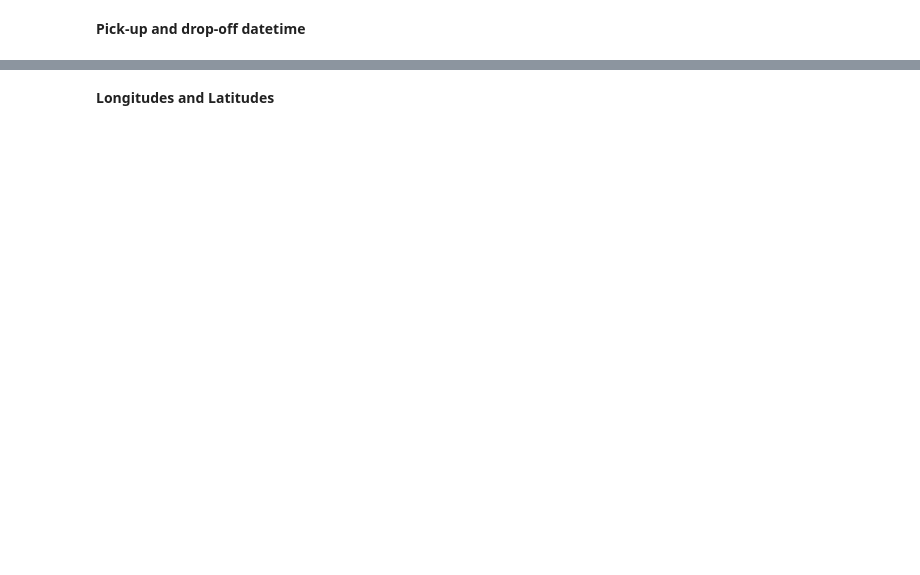
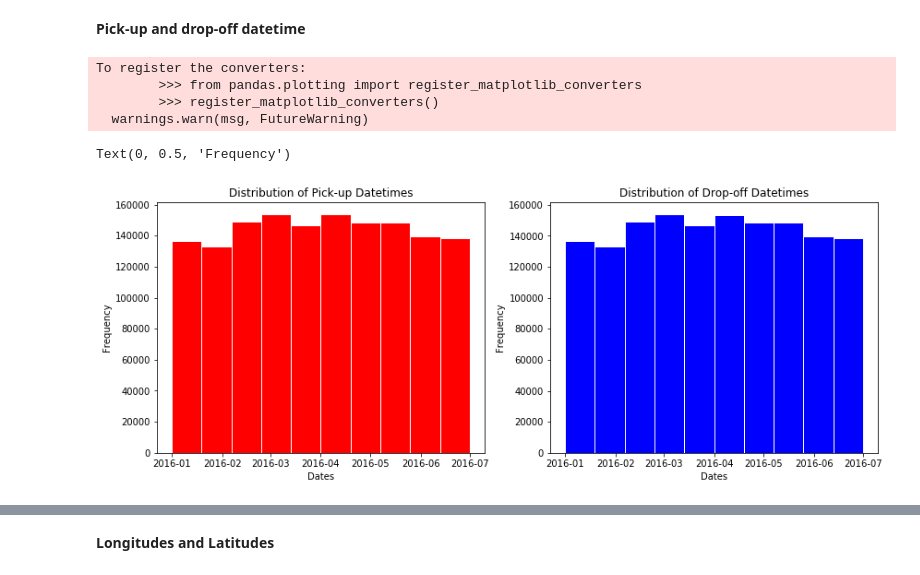
Before and after one commit to esm2000/ds_coursework_python, a Jupyter notebook: cmp_464/week7.ipynb, the cells around one changed output, grey strips where cells are left out. Cells and saved outputs as stored; diff of their text form; code cells hidden in the pictures; blank space fills up the shorter version.

```diff
--- a/cmp_464/week7.ipynb
+++ b/cmp_464/week7.ipynb
@@ -246,2 +255,21 @@ taxidata["trip_duration"].hist(bins = 20, grid = False, edgecolor = 'w')
 # %% [markdown]
 **Pick-up and drop-off datetime**
+# %%
+fig = plt.figure(figsize = (14,5))
+ax1 = fig.add_subplot(1,2,1)
+ax1.hist(taxidata["pickup_datetime"], edgecolor = "w", color = "r")
+ax1.set_title("Distribution of Pick-up Datetimes")
+ax1.set_xlabel("Dates")
+ax1.set_ylabel("Frequency")
+ax2 = fig.add_subplot(1,2,2)
+ax2.hist(taxidata["dropoff_datetime"], edgecolor = 'w', color = "b")
+ax2.set_title("Distribution of Drop-off Datetimes")
+ax2.set_xlabel("Dates")
+ax2.set_ylabel("Frequency")
+# %% [output]
+To register the converters:
+        >>> from pandas.plotting import register_matplotlib_converters
+        >>> register_matplotlib_converters()
+  warnings.warn(msg, FutureWarning)
+Text(0, 0.5, 'Frequency')
+[figure, added]
```
Also changed, not shown: parts of 18 cells of this notebook.
